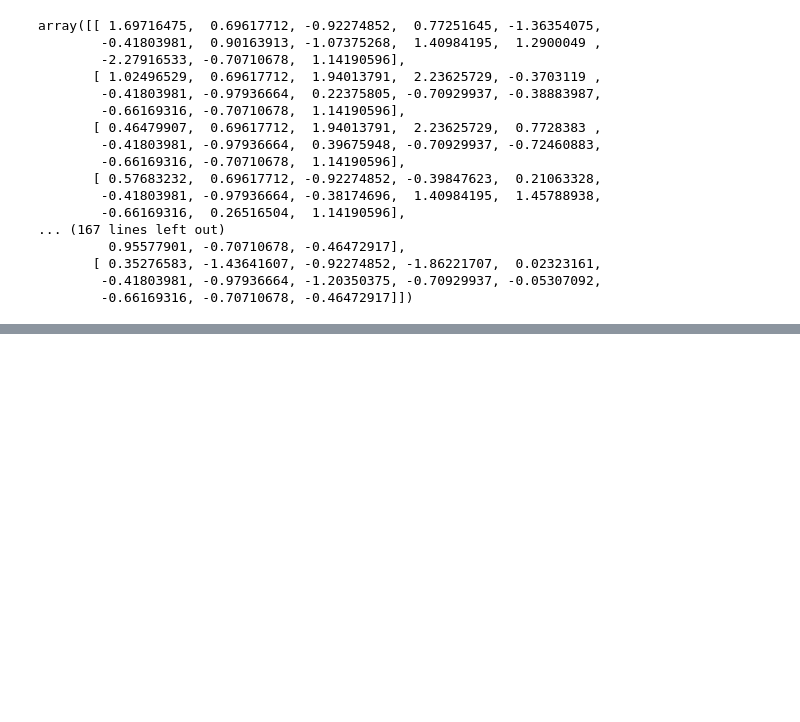
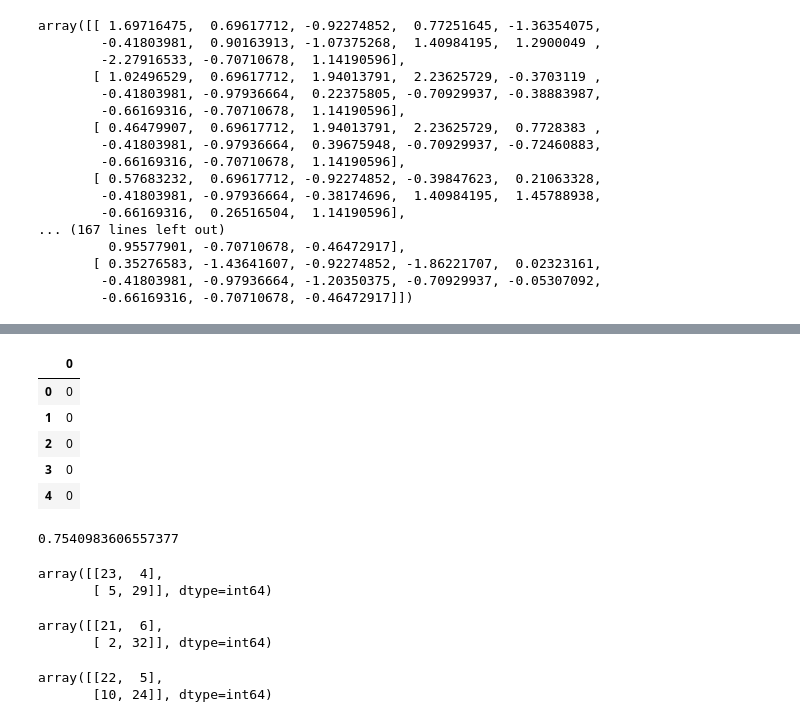
Before and after one commit to 18-RAJAT/Heart-Disease-Prediction, a Jupyter notebook: Heart-Disease-Prediction.ipynb, the cells around one changed output, grey strips where cells are left out. Drawn from its saved outputs; the diff is of its cells as text; code cells hidden in the pictures; blank space fills up the shorter version.

```diff
--- a/Heart-Disease-Prediction.ipynb
+++ b/Heart-Disease-Prediction.ipynb
@@ -176,0 +244,4 @@ array([[ 1.69716475,  0.69617712, -0.92274852,  0.77251645, -1.36354075,
+# %%
+#Using DecisionTreeClassifier
+from sklearn.tree import DecisionTreeClassifier
+HeartTree = DecisionTreeClassifier(criterion="entropy", max_depth = 4)
@@ -176,0 +252,31 @@ array([[ 1.69716475,  0.69617712, -0.92274852,  0.77251645, -1.36354075,
+# %%
+y_pred = HeartTree.predict(X_test)
+# %%
+prediction3=pd.DataFrame(y_pred)
+prediction3.head()
+# %% [output]
+|  | 0 |
+| 0 | 0 |
+| 1 | 0 |
+| 2 | 0 |
+| 3 | 0 |
+| 4 | 0 |
+# %%
+metrics.accuracy_score(y_test,prediction3)
+# %% [output]
+0.7540983606557377
+# %%
+confusion_matrix(y_test,prediction1)
+# %% [output]
+array([[23,  4],
+       [ 5, 29]], dtype=int64)
+# %%
+confusion_matrix(y_test,prediction2)
+# %% [output]
+array([[21,  6],
+       [ 2, 32]], dtype=int64)
+# %%
+confusion_matrix(y_test,prediction3)
+# %% [output]
+array([[22,  5],
+       [10, 24]], dtype=int64)
```
Also changed, not shown: parts of 12 cells of this notebook.
